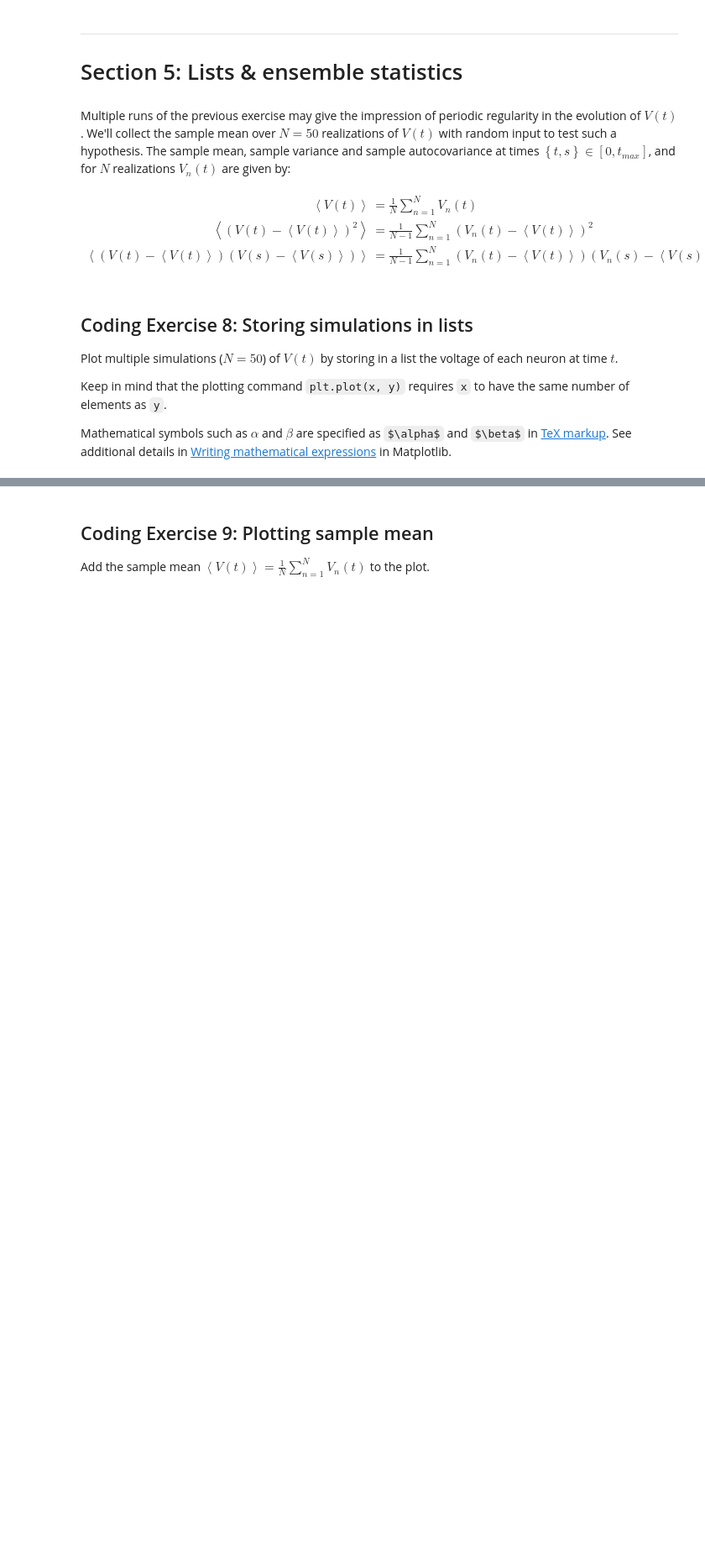
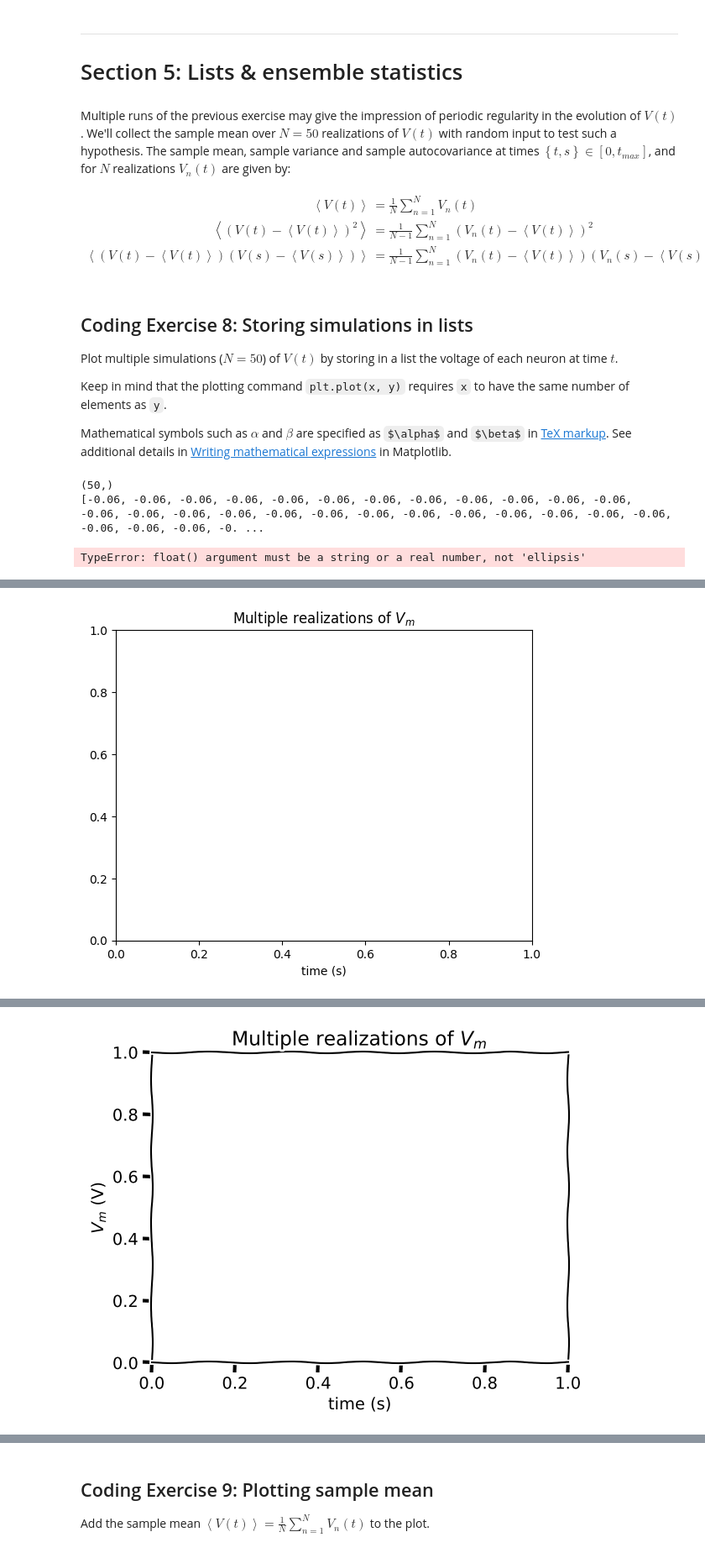
Before and after one commit to jacobjb02/SMCL-Coding-Club, a Jupyter notebook: tutorials/W0D1_PythonWorkshop1/student/W0D1_Tutorial1.ipynb, the cells around one changed output, grey strips where cells are left out. Shown at 84% size. Cells and saved outputs as stored; diff of their text form; code cells hidden in the pictures; blank space fills up the shorter version.

```diff
--- a/tutorials/W0D1_PythonWorkshop1/student/W0D1_Tutorial1.ipynb
+++ b/tutorials/W0D1_PythonWorkshop1/student/W0D1_Tutorial1.ipynb
@@ -962,7 +950,7 @@ Mathematical symbols such as $\alpha$ and $\beta$ are specified as `$\alpha$` an
 #################################################
 ## TODO for students: fill out code to store v in list ##
 # Fill out code and comment or remove the next line
-raise NotImplementedError("Student exercise: You need to store v in list")
+#raise NotImplementedError("Student exercise: You need to store v in list")
 #################################################
 
 # Set random number generator
@@ -973,7 +961,14 @@ step_end = int(t_max / dt)
 n = 50
 
 # Intiatialize the list v_n with 50 values of membrane leak potential el
-v_n = ...
+v_n = (n*[el])
+print(np.shape(v_n))
+
+# Initialize the figure
+plt.figure()
+plt.title('Multiple realizations of $V_m$')
+plt.xlabel('time (s)')
+print(v_n)
 
 with plt.xkcd():
   # Initialize the figure
@@ -1002,3 +997,7 @@ with plt.xkcd():
 
   # Display plot
   plt.show()
+# %% [output]
+(50,)
+[-0.06, -0.06, -0.06, -0.06, -0.06, -0.06, -0.06, -0.06, -0.06, -0.06, -0.06, -0.06, -0.06, -0.06, -0.06, -0.06, -0.06, -0.06, -0.06, -0.06, -0.06, -0.06, -0.06, -0.06, -0.06, -0.06, -0.06, -0.06, -0. ...
+TypeError: float() argument must be a string or a real number, not 'ellipsis'
@@ -1004,0 +1021 @@ with plt.xkcd():
+[figure, added]
@@ -1005,3 +1039,4 @@ with plt.xkcd():
+[figure, added]
 # %% [markdown]
 [*Click for solution*](https://github.com/NeuromatchAcademy/precourse/tree/main/tutorials/W0D1_PythonWorkshop1/solutions/W0D1_Tutorial1_Solution_04e56444.py)
 
```
Also changed, not shown: parts of 5 cells of this notebook.
